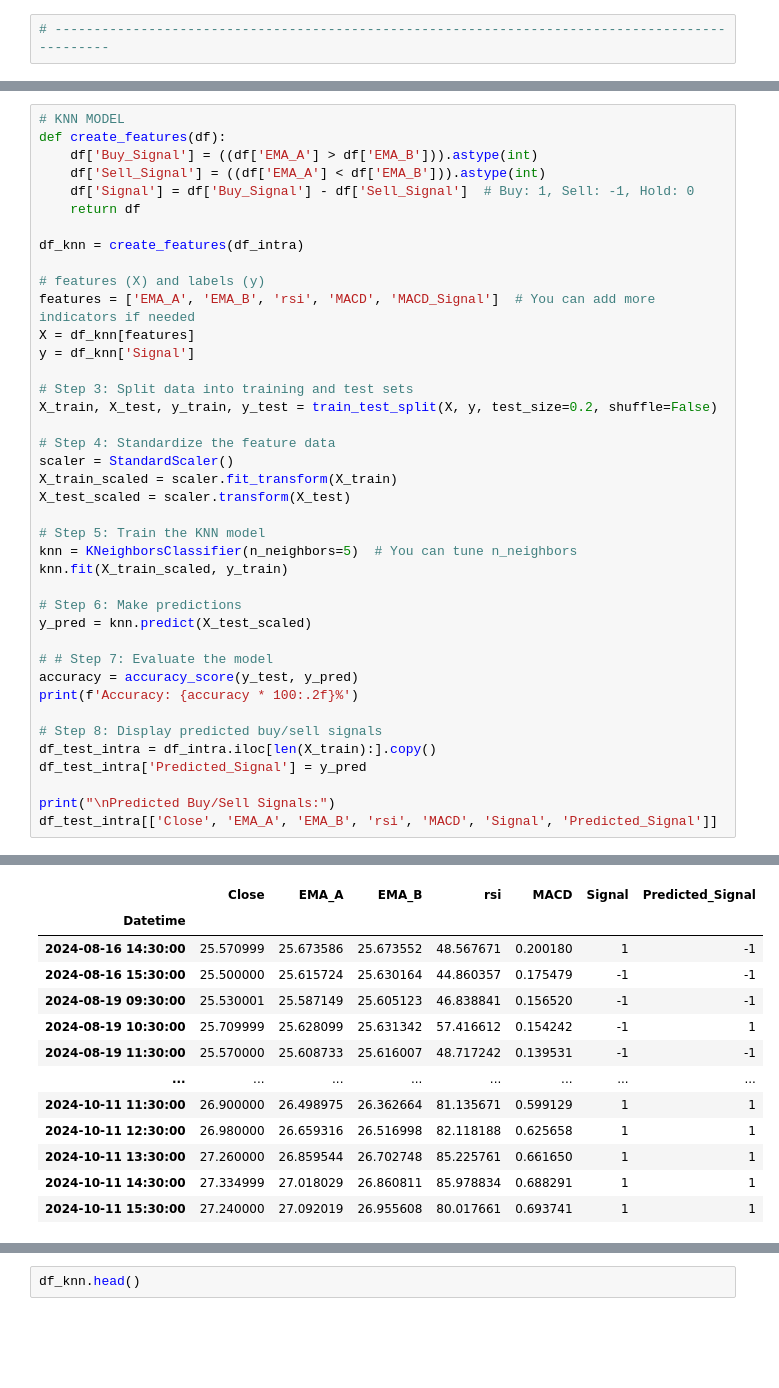
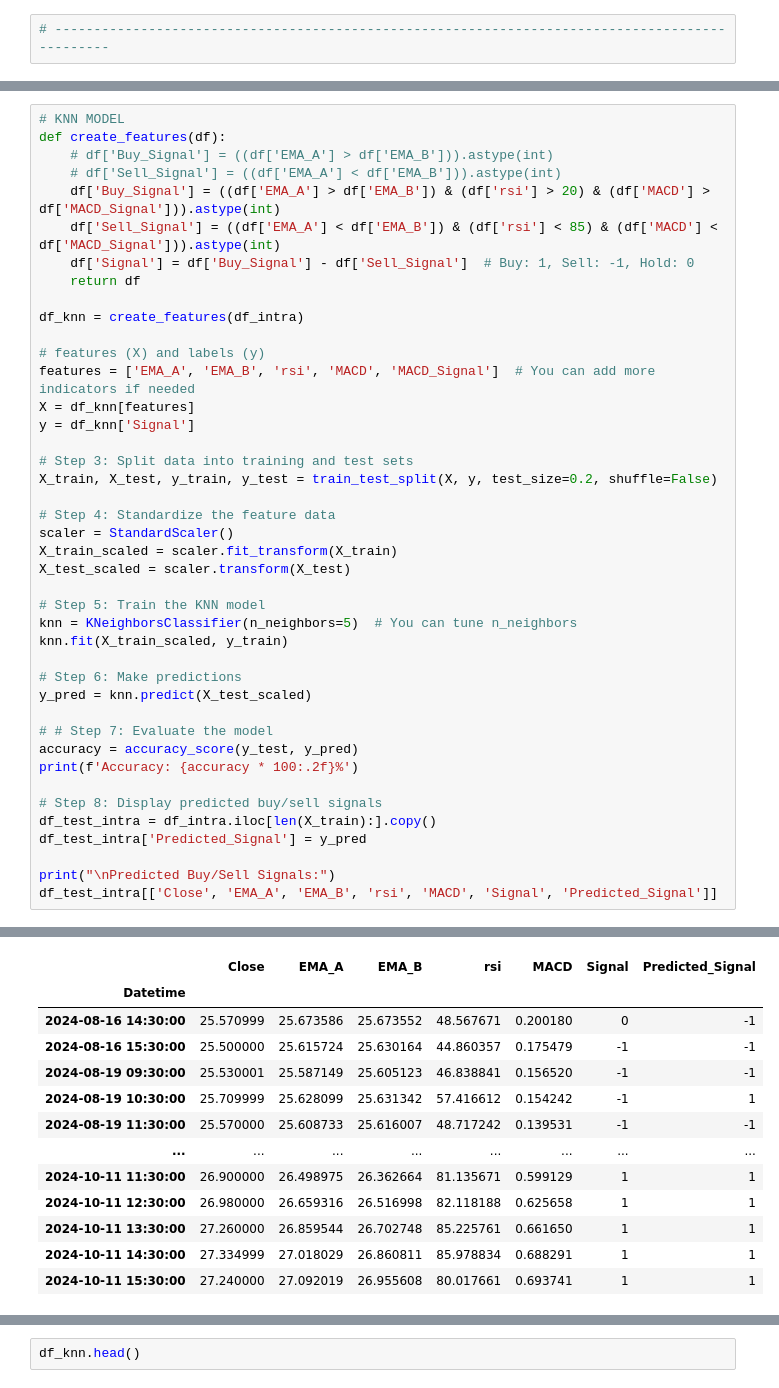
Before and after one commit to rindel/labs, a Jupyter notebook: ticker_technical_analysis_knn.ipynb, the cells around one changed output, grey strips where cells are left out. Drawn from its saved outputs; the diff is of its cells as text; blank space fills up the shorter version.

Commit message:
in the KNN df_intra, I added the macd and rsi into the algo

```diff
--- a/ticker_technical_analysis_knn.ipynb
+++ b/ticker_technical_analysis_knn.ipynb
@@ -280,8 +280,10 @@ df_intra.head()
 # %%
 # KNN MODEL
 def create_features(df):
-    df['Buy_Signal'] = ((df['EMA_A'] > df['EMA_B'])).astype(int)
-    df['Sell_Signal'] = ((df['EMA_A'] < df['EMA_B'])).astype(int)
+    # df['Buy_Signal'] = ((df['EMA_A'] > df['EMA_B'])).astype(int)
+    # df['Sell_Signal'] = ((df['EMA_A'] < df['EMA_B'])).astype(int)
+    df['Buy_Signal'] = ((df['EMA_A'] > df['EMA_B']) & (df['rsi'] > 20) & (df['MACD'] > df['MACD_Signal'])).astype(int)
+    df['Sell_Signal'] = ((df['EMA_A'] < df['EMA_B']) & (df['rsi'] < 85) & (df['MACD'] < df['MACD_Signal'])).astype(int)
     df['Signal'] = df['Buy_Signal'] - df['Sell_Signal']  # Buy: 1, Sell: -1, Hold: 0
     return df
 
@@ -322,8 +324,8 @@ Accuracy: 85.09%
 
 Predicted Buy/Sell Signals:
 |  | Close | EMA_A | EMA_B | rsi | MACD | Signal | Predicted_Signal |
 | Datetime |  |  |  |  |  |  |  |
-| 2024-08-16 14:30:00 | 25.570999 | 25.673586 | 25.673552 | 48.567671 | 0.200180 | 1 | -1 |
+| 2024-08-16 14:30:00 | 25.570999 | 25.673586 | 25.673552 | 48.567671 | 0.200180 | 0 | -1 |
 | 2024-08-16 15:30:00 | 25.500000 | 25.615724 | 25.630164 | 44.860357 | 0.175479 | -1 | -1 |
 | 2024-08-19 09:30:00 | 25.530001 | 25.587149 | 25.605123 | 46.838841 | 0.156520 | -1 | -1 |
 | 2024-08-19 10:30:00 | 25.709999 | 25.628099 | 25.631342 | 57.416612 | 0.154242 | -1 | 1 |
```
Also changed, not shown: parts of 4 cells of this notebook.
